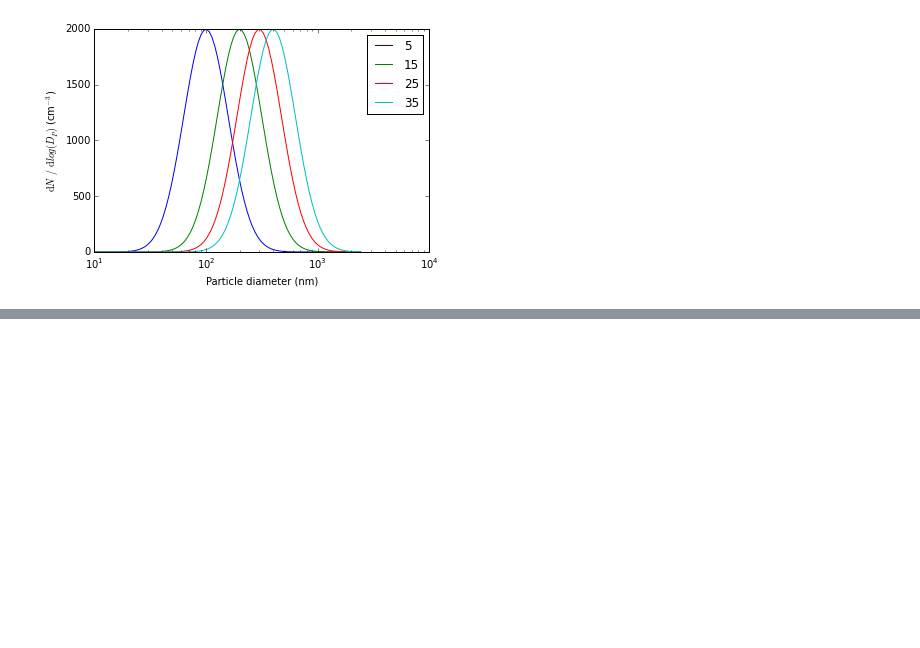
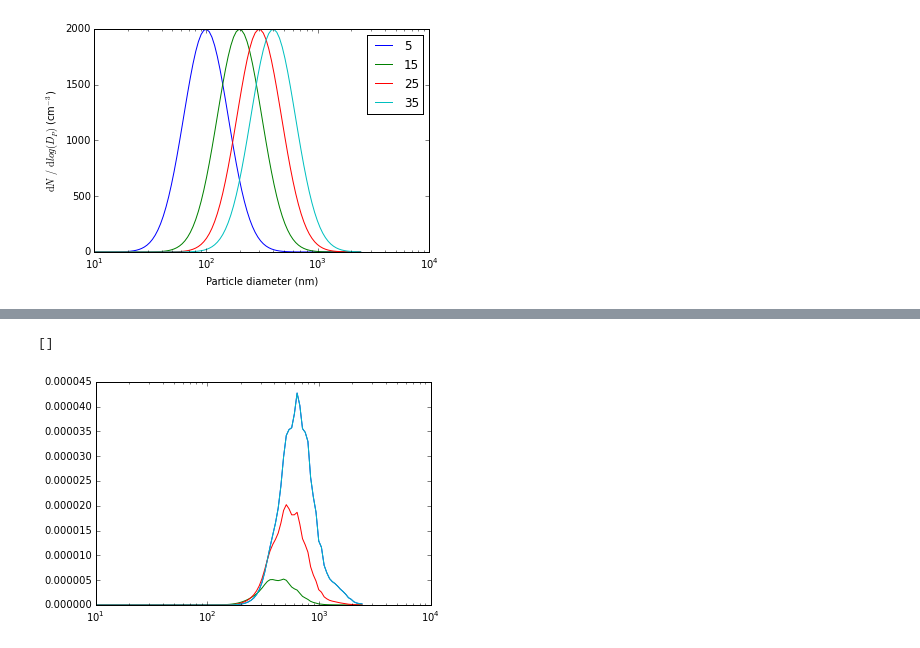
Before and after one commit to wblumberg/atm-py, a Jupyter notebook: examples/size_distribution.ipynb, the cells around one changed output, grey strips where cells are left out. Saved outputs shown, nothing was run; the diff lists cells and outputs as text; code cells hidden in the pictures; blank space fills up the shorter version.

```diff
--- a/examples/size_distribution.ipynb
+++ b/examples/size_distribution.ipynb
@@ -154,0 +169,7 @@ reload(sizedistribution)
+# %%
+for e,lay in enumerate(AOD['extCoeffPerLayer'].values):
+    plt.plot(sdls.bincenters,lay)
+plt.semilogx()
+# %% [output]
+[]
+[figure, added]
```
Also changed, not shown: parts of 17 cells of this notebook, 1 other file.
